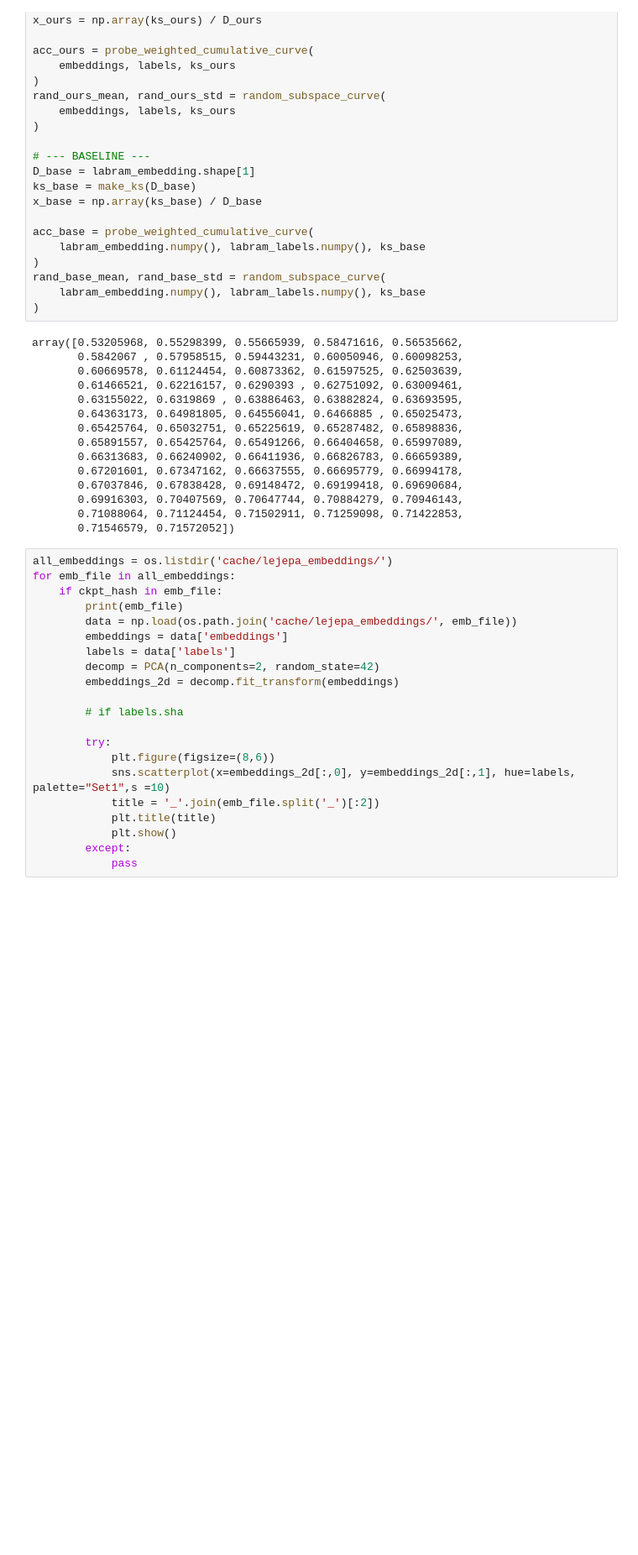
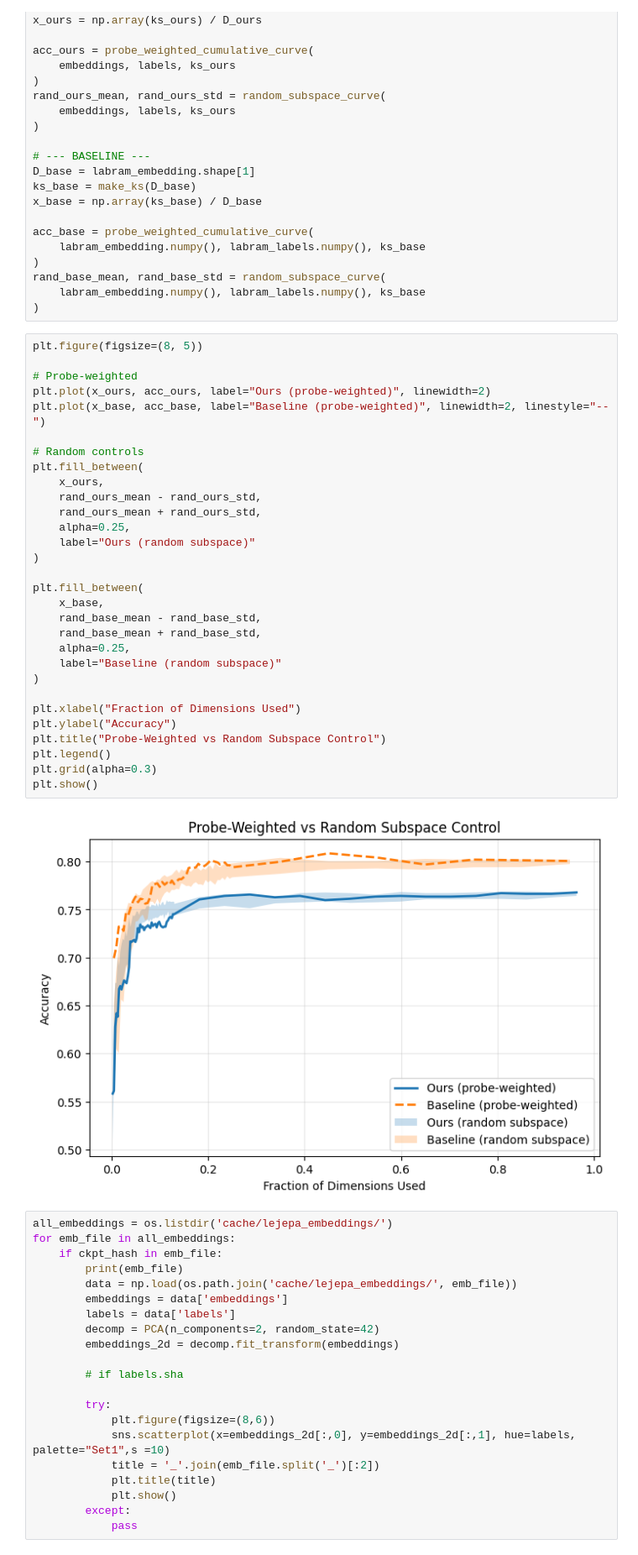
Before and after one commit to uddhavp22/EEG-Bench-vICMl, a Jupyter notebook: analyze_embeddings.ipynb, the cells around one changed output. Shown at 84% size. Saved outputs shown, nothing was run; the diff lists cells and outputs as text; blank space fills up the shorter version.

```diff
--- a/analyze_embeddings.ipynb
+++ b/analyze_embeddings.ipynb
@@ -281,21 +281,37 @@ rand_base_mean, rand_base_std = random_subspace_curve(
     labram_embedding.numpy(), labram_labels.numpy(), ks_base
 )
 # %%
+plt.figure(figsize=(8, 5))
+
+# Probe-weighted
+plt.plot(x_ours, acc_ours, label="Ours (probe-weighted)", linewidth=2)
+plt.plot(x_base, acc_base, label="Baseline (probe-weighted)", linewidth=2, linestyle="--")
+
+# Random controls
+plt.fill_between(
+    x_ours,
+    rand_ours_mean - rand_ours_std,
+    rand_ours_mean + rand_ours_std,
+    alpha=0.25,
+    label="Ours (random subspace)"
+)
+
+plt.fill_between(
+    x_base,
+    rand_base_mean - rand_base_std,
+    rand_base_mean + rand_base_std,
+    alpha=0.25,
+    label="Baseline (random subspace)"
+)
+
+plt.xlabel("Fraction of Dimensions Used")
+plt.ylabel("Accuracy")
+plt.title("Probe-Weighted vs Random Subspace Control")
+plt.legend()
+plt.grid(alpha=0.3)
+plt.show()
 # %% [output]
-array([0.53205968, 0.55298399, 0.55665939, 0.58471616, 0.56535662,
-       0.5842067 , 0.57958515, 0.59443231, 0.60050946, 0.60098253,
-       0.60669578, 0.61124454, 0.60873362, 0.61597525, 0.62503639,
-       0.61466521, 0.62216157, 0.6290393 , 0.62751092, 0.63009461,
-       0.63155022, 0.6319869 , 0.63886463, 0.63882824, 0.63693595,
-       0.64363173, 0.64981805, 0.64556041, 0.6466885 , 0.65025473,
-       0.65425764, 0.65032751, 0.65225619, 0.65287482, 0.65898836,
-       0.65891557, 0.65425764, 0.65491266, 0.66404658, 0.65997089,
-       0.66313683, 0.66240902, 0.66411936, 0.66826783, 0.66659389,
-       0.67201601, 0.67347162, 0.66637555, 0.66695779, 0.66994178,
-       0.67037846, 0.67838428, 0.69148472, 0.69199418, 0.69690684,
-       0.69916303, 0.70407569, 0.70647744, 0.70884279, 0.70946143,
-       0.71088064, 0.71124454, 0.71502911, 0.71259098, 0.71422853,
-       0.71546579, 0.71572052])
+[figure, added]
 # %%
 all_embeddings = os.listdir('cache/lejepa_embeddings/')
 for emb_file in all_embeddings:
```
Also changed, not shown: parts of 3 cells of this notebook, 9 other files.
